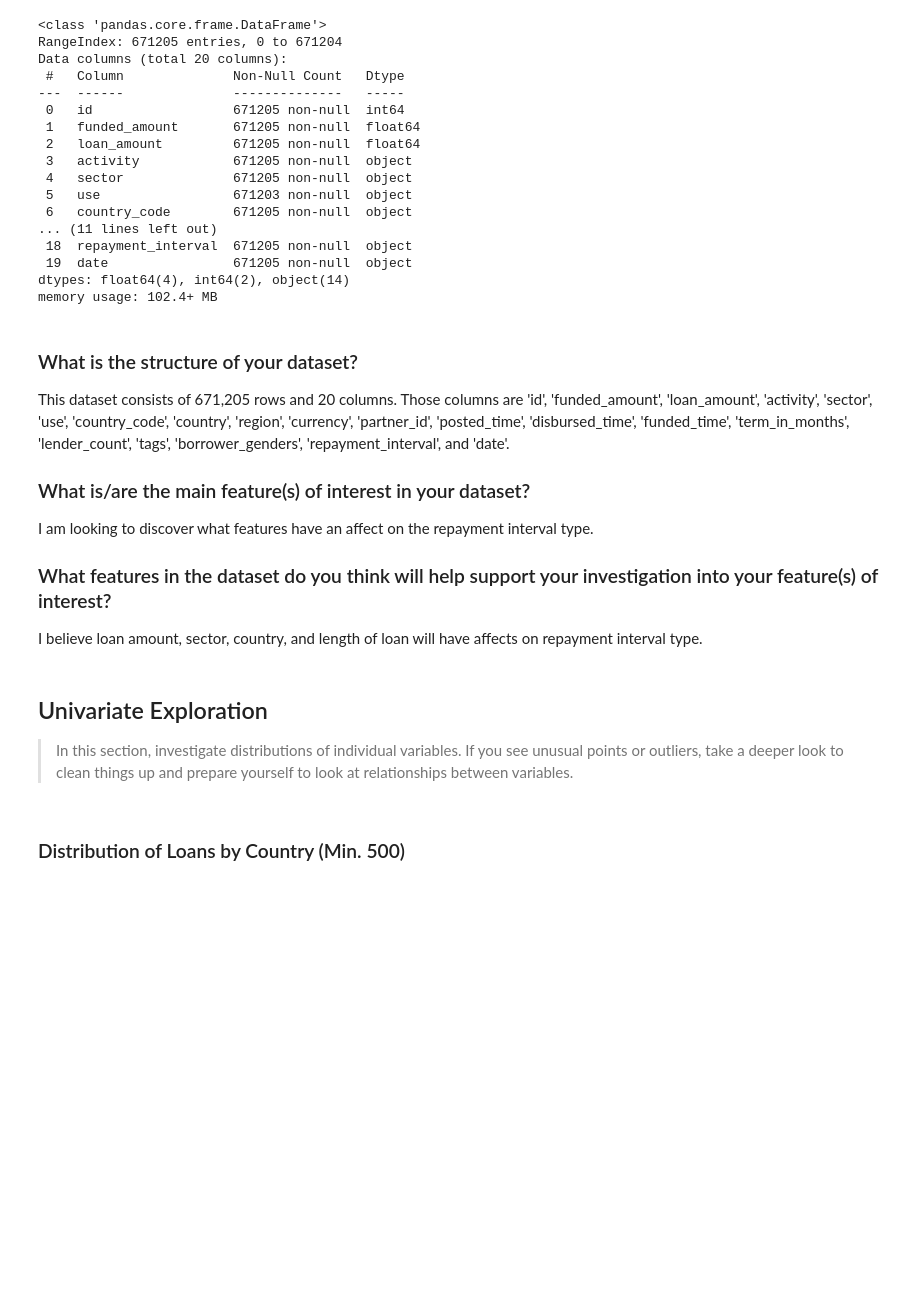
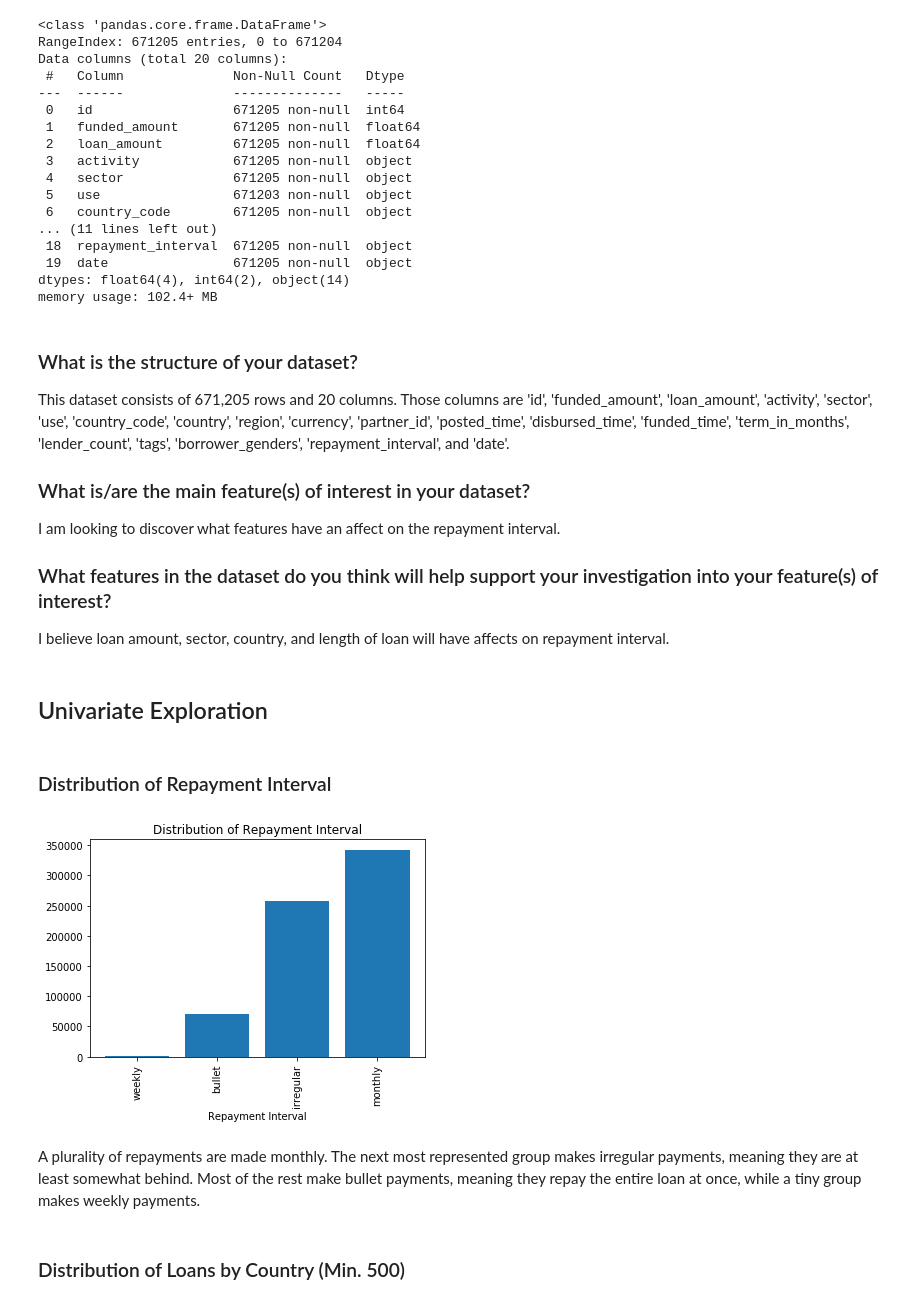
Before and after one commit to ChristopherSJames/kiva_repayment_analysis, a Jupyter notebook: kiva_repayment_analysis.ipynb, the cells around one changed output. Cells and saved outputs as stored; diff of their text form; code cells hidden in the pictures; blank space fills up the shorter version.

Commit message:
analyses 3-5; Univariate complete

```diff
--- a/kiva_repayment_analysis.ipynb
+++ b/kiva_repayment_analysis.ipynb
@@ -64,17 +64,30 @@ This dataset consists of 671,205 rows and 20 columns. Those columns are 'id', 'f
 
 ### What is/are the main feature(s) of interest in your dataset?
 
-I am looking to discover what features have an affect on the repayment interval type.
+I am looking to discover what features have an affect on the repayment interval.
 
 ### What features in the dataset do you think will help support your investigation into your feature(s) of interest?
 
-I believe loan amount, sector, country, and length of loan will have affects on repayment interval type.
+I believe loan amount, sector, country, and length of loan will have affects on repayment interval.
-# %% [markdown]
-## Univariate Exploration
-
-> In this section, investigate distributions of individual variables. If
-you see unusual points or outliers, take a deeper look to clean things up
-and prepare yourself to look at relationships between variables.
+# %% [markdown]
+## Univariate Exploration
+# %% [markdown]
+### Distribution of Repayment Interval
+# %%
+# Distribution of Repayment Interval
+interval_count = df.groupby('repayment_interval')['id'].count().sort_values()
+height = interval_count
+labels = interval_count.index.tolist()
+position = np.arange(1, 4+1, 1)
+
+plt.bar(position, height)
+plt.title('Distribution of Repayment Interval')
+plt.xlabel('Repayment Interval')
+plt.xticks(position, labels, rotation = 90);
+# %% [output]
+[figure, added]
+# %% [markdown]
+A plurality of repayments are made monthly. The next most represented group makes irregular payments, meaning they are at least somewhat behind. Most of the rest make bullet payments, meaning they repay the entire loan at once, while a tiny group makes weekly payments.
 # %% [markdown]
 ### Distribution of Loans by Country (Min. 500)
 # %%
```
Also changed, not shown: parts of 6 cells of this notebook.
